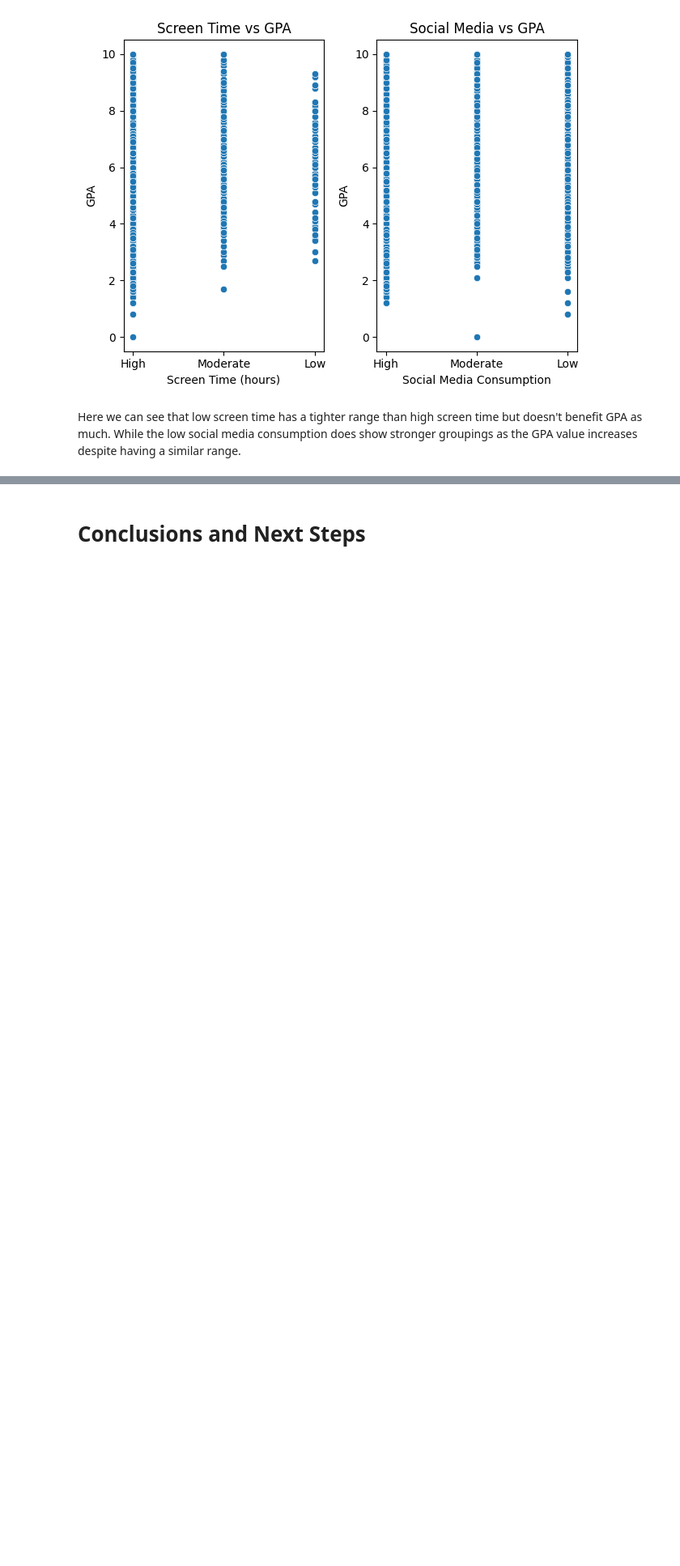
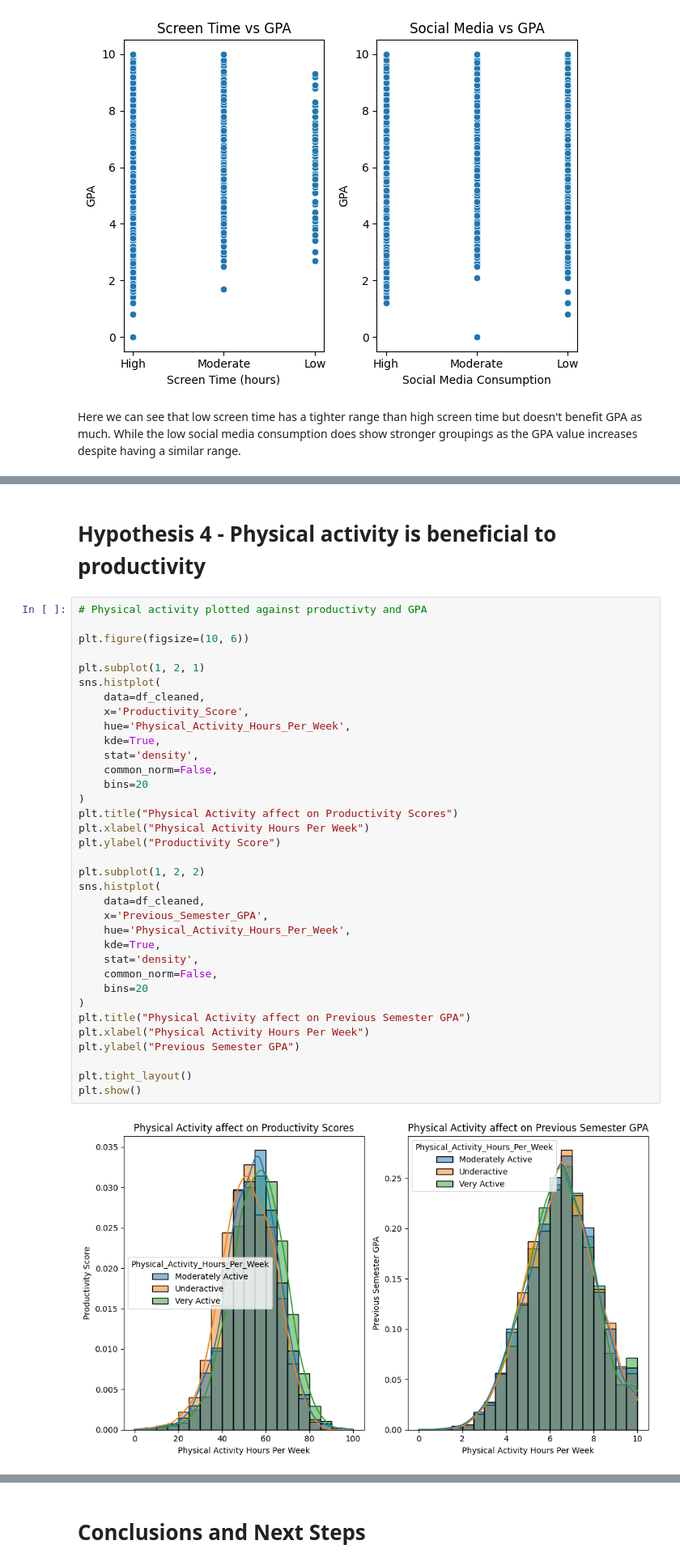
Before and after one commit to 13NateMate37/Student_Productivity_analysis, a Jupyter notebook: jupyter_notebooks/Data_Visualisations.ipynb, the cells around one changed output, grey strips where cells are left out. Shown at 81% size. Saved outputs shown, nothing was run; the diff lists cells and outputs as text; blank space fills up the shorter version.

```diff
--- a/jupyter_notebooks/Data_Visualisations.ipynb
+++ b/jupyter_notebooks/Data_Visualisations.ipynb
@@ -270,0 +275,39 @@ Here we can see that low screen time has a tighter range than high screen time b
+# %% [markdown]
+# Hypothesis 4 - Physical activity is beneficial to productivity
+# %%
+# Physical activity plotted against productivty and GPA
+
+plt.figure(figsize=(10, 6))
+
+plt.subplot(1, 2, 1)
+sns.histplot(
+    data=df_cleaned,
+    x='Productivity_Score',
+    hue='Physical_Activity_Hours_Per_Week',
+    kde=True,
+    stat='density',
+    common_norm=False,
+    bins=20
+)
+plt.title("Physical Activity affect on Productivity Scores")
+plt.xlabel("Physical Activity Hours Per Week")
+plt.ylabel("Productivity Score")
+
+plt.subplot(1, 2, 2)
+sns.histplot(
+    data=df_cleaned,
+    x='Previous_Semester_GPA',
+    hue='Physical_Activity_Hours_Per_Week',
+    kde=True,
+    stat='density',
+    common_norm=False,
+    bins=20
+)
+plt.title("Physical Activity affect on Previous Semester GPA")
+plt.xlabel("Physical Activity Hours Per Week")
+plt.ylabel("Previous Semester GPA")
+
+plt.tight_layout()
+plt.show()
+# %% [output]
+[figure, added]
```
Also changed, not shown: parts of 5 cells of this notebook.
